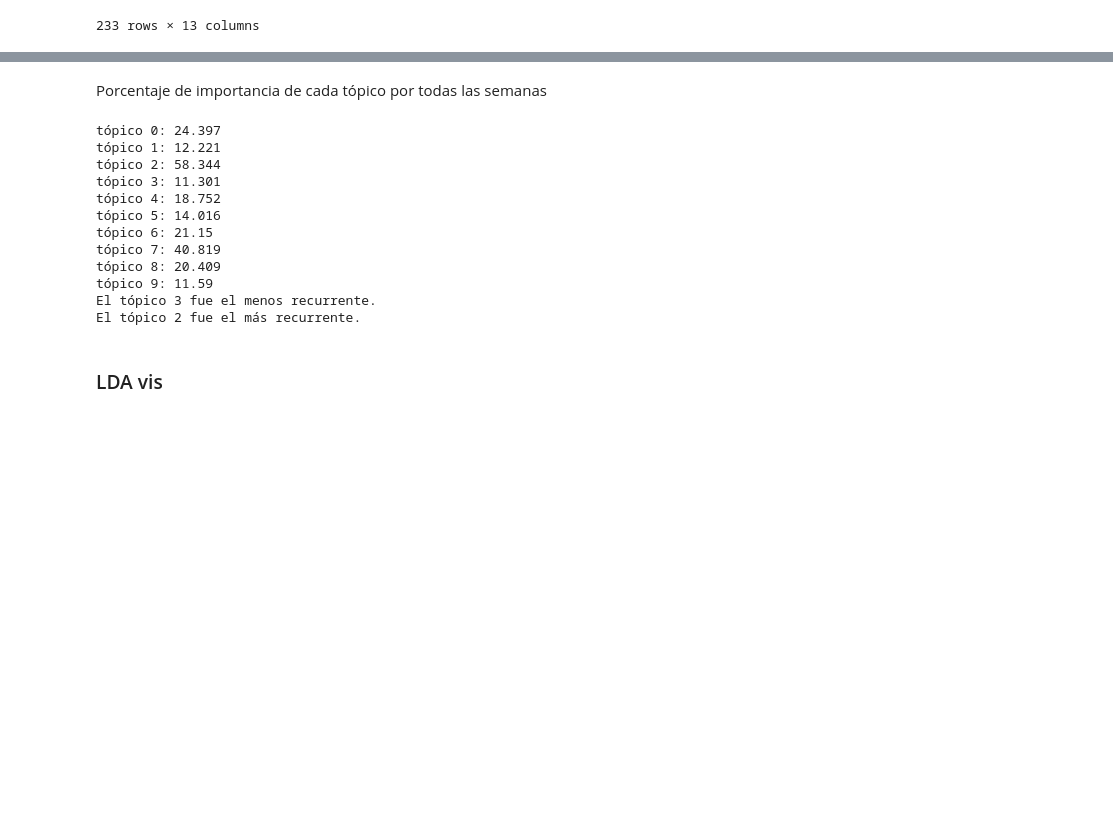
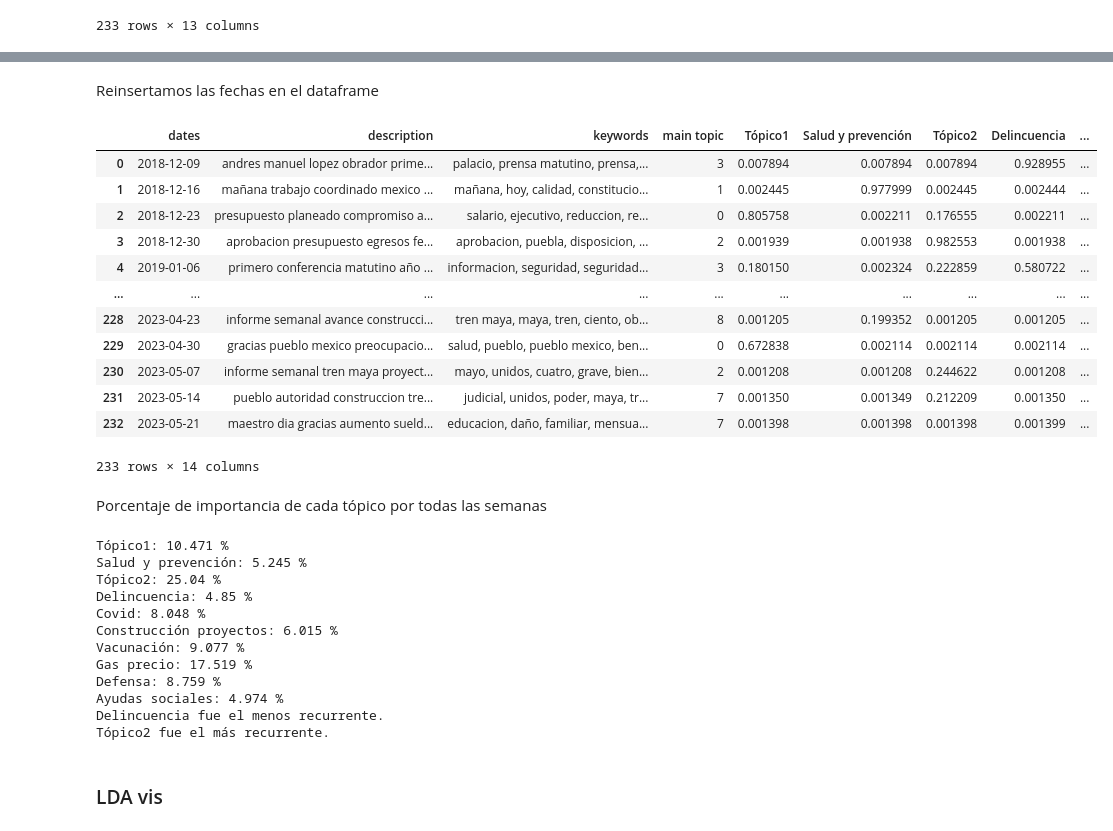
Before and after one commit to HectorAgValenzuela/TopicPrediction, a Jupyter notebook: TopicPredicton.ipynb, the cells around one changed output, grey strips where cells are left out. Cells and saved outputs as stored; diff of their text form; code cells hidden in the pictures; blank space fills up the shorter version.

Commit message:
agregar columna date y otros cambios

```diff
--- a/TopicPredicton.ipynb
+++ b/TopicPredicton.ipynb
@@ -562,41 +583,64 @@ display(textoPrueba)
 | 231 | pueblo autoridad construccion tre... | judicial, unidos, poder, maya, tr... | 7 | 0.001350 | 0.001349 | 0.212209 | 0.001350 | 0.001350 | ... |
 | 232 | maestro dia gracias aumento sueld... | educacion, daño, familiar, mensua... | 7 | 0.001398 | 0.001398 | 0.001398 | 0.001399 | 0.001398 | ... |
 233 rows × 13 columns
+# %% [markdown]
+Reinsertamos las fechas en el dataframe
+# %%
+dates_column = df['clean_dates']
+# textoPrueba.drop('dates', axis=1, inplace=True)
+textoPrueba.insert(0, 'dates', dates_column)
+display(textoPrueba)
+# %% [output]
+|  | dates | description | keywords | main topic | Tópico1 | Salud y prevención | Tópico2 | Delincuencia | ... |
+| 0 | 2018-12-09 | andres manuel lopez obrador prime... | palacio, prensa matutino, prensa,... | 3 | 0.007894 | 0.007894 | 0.007894 | 0.928955 | ... |
+| 1 | 2018-12-16 | mañana trabajo coordinado mexico ... | mañana, hoy, calidad, constitucio... | 1 | 0.002445 | 0.977999 | 0.002445 | 0.002444 | ... |
+| 2 | 2018-12-23 | presupuesto planeado compromiso a... | salario, ejecutivo, reduccion, re... | 0 | 0.805758 | 0.002211 | 0.176555 | 0.002211 | ... |
+| 3 | 2018-12-30 | aprobacion presupuesto egresos fe... | aprobacion, puebla, disposicion, ... | 2 | 0.001939 | 0.001938 | 0.982553 | 0.001938 | ... |
+| 4 | 2019-01-06 | primero conferencia matutino año ... | informacion, seguridad, seguridad... | 3 | 0.180150 | 0.002324 | 0.222859 | 0.580722 | ... |
+| ... | ... | ... | ... | ... | ... | ... | ... | ... | ... |
+| 228 | 2023-04-23 | informe semanal avance construcci... | tren maya, maya, tren, ciento, ob... | 8 | 0.001205 | 0.199352 | 0.001205 | 0.001205 | ... |
+| 229 | 2023-04-30 | gracias pueblo mexico preocupacio... | salud, pueblo, pueblo mexico, ben... | 0 | 0.672838 | 0.002114 | 0.002114 | 0.002114 | ... |
+| 230 | 2023-05-07 | informe semanal tren maya proyect... | mayo, unidos, cuatro, grave, bien... | 2 | 0.001208 | 0.001208 | 0.244622 | 0.001208 | ... |
+| 231 | 2023-05-14 | pueblo autoridad construccion tre... | judicial, unidos, poder, maya, tr... | 7 | 0.001350 | 0.001349 | 0.212209 | 0.001350 | ... |
+| 232 | 2023-05-21 | maestro dia gracias aumento sueld... | educacion, daño, familiar, mensua... | 7 | 0.001398 | 0.001398 | 0.001398 | 0.001399 | ... |
+233 rows × 14 columns
 # %% [markdown]
 Porcentaje de importancia de cada tópico  por todas las semanas
 # %%
 my_dict = {}
+sumValues = 0
 
 for i in range(topic_distribution.shape[1]):
-    key = f"tópico {i}"
-    value = textoPrueba[f'Topic_{i}'].sum()
+    key = topic_names[i]
+    value = textoPrueba[key].sum()
+    sumValues += value
     my_dict[key] = value
 
 # Print all the keys and values
 for key, value in my_dict.items():
-    print(str(key) + ": " + str(round(value,3)))
+    print(str(key) + ": " + str(round(value/sumValues*100,3)) + " %")
 
 # Find the lowest and highest values
-lowest_value = min(my_dict.values())
+lowest_value = min(my_dict.values())/sumValues
 lowest_key = min(my_dict, key=my_dict.get)
-highest_value = max(my_dict.values())
+highest_value = max(my_dict.values())/sumValues
 highest_key = max(my_dict, key=my_dict.get)
 
-print("El " + str(lowest_key) + " fue el menos recurrente.")
-print("El " + str(highest_key) + " fue el más recurrente.")
+print(str(lowest_key) + " fue el menos recurrente.")
+print(str(highest_key) + " fue el más recurrente.")
 # %% [output]
-tópico 0: 24.397
-tópico 1: 12.221
-tópico 2: 58.344
-tópico 3: 11.301
-tópico 4: 18.752
-tópico 5: 14.016
-tópico 6: 21.15
-tópico 7: 40.819
-tópico 8: 20.409
-tópico 9: 11.59
-El tópico 3 fue el menos recurrente.
-El tópico 2 fue el más recurrente.
+Tópico1: 10.471 %
+Salud y prevención: 5.245 %
+Tópico2: 25.04 %
+Delincuencia: 4.85 %
+Covid: 8.048 %
+Construcción proyectos: 6.015 %
+Vacunación: 9.077 %
+Gas precio: 17.519 %
+Defensa: 8.759 %
+Ayudas sociales: 4.974 %
+Delincuencia fue el menos recurrente.
+Tópico2 fue el más recurrente.
 # %% [markdown]
 ### LDA vis
 # %%
```
Also changed, not shown: parts of 12 cells of this notebook.
